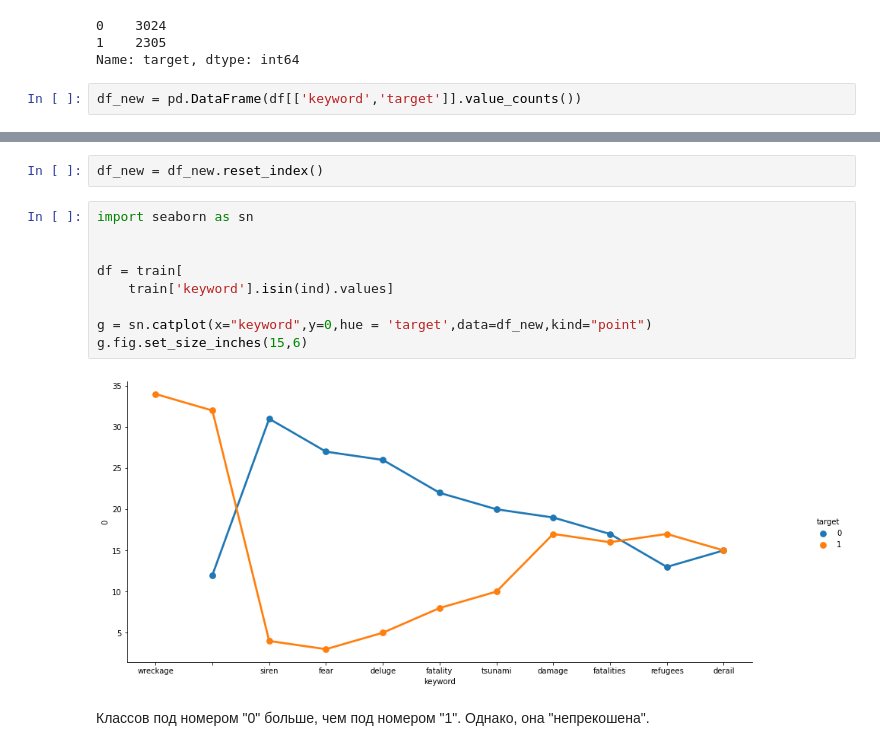
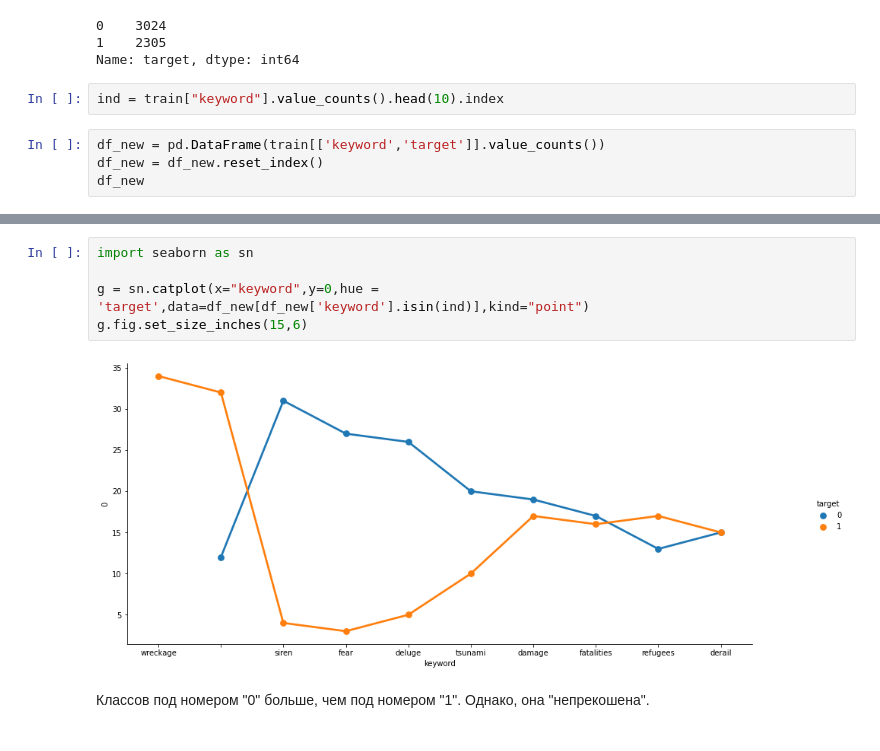
Before and after one commit to krottttt/iad, a Jupyter notebook: sem_2_Hw_6/hw06.ipynb, the cells around one changed output, grey strips where cells are left out. Cells and saved outputs as stored; diff of their text form.

```diff
--- a/sem_2_Hw_6/hw06.ipynb
+++ b/sem_2_Hw_6/hw06.ipynb
@@ -63,5 +59,9 @@ train["target"].value_counts()
 0    3024
 1    2305
 Name: target, dtype: int64
+# %%
+ind = train["keyword"].value_counts().head(10).index
 # %%
-df_new = pd.DataFrame(df[['keyword','target']].value_counts())
+df_new = pd.DataFrame(train[['keyword','target']].value_counts())
+df_new = df_new.reset_index()
+df_new
@@ -68,16 +82,10 @@ df_new = pd.DataFrame(df[['keyword','target']].value_counts())
-# %%
-df_new = df_new.reset_index()
 # %%
 import seaborn as sn
 
-
-df = train[
-    train['keyword'].isin(ind).values]
-
-g = sn.catplot(x="keyword",y=0,hue = 'target',data=df_new,kind="point")
+g = sn.catplot(x="keyword",y=0,hue = 'target',data=df_new[df_new['keyword'].isin(ind)],kind="point")
 g.fig.set_size_inches(15,6)
 # %% [output]
-[figure, old version]
+[figure, new version]
 # %% [markdown]
 Классов под номером "0" больше, чем под номером "1". Однако, она "непрекошена".
 # %% [markdown]
```
Also changed, not shown: parts of 9 cells of this notebook.
